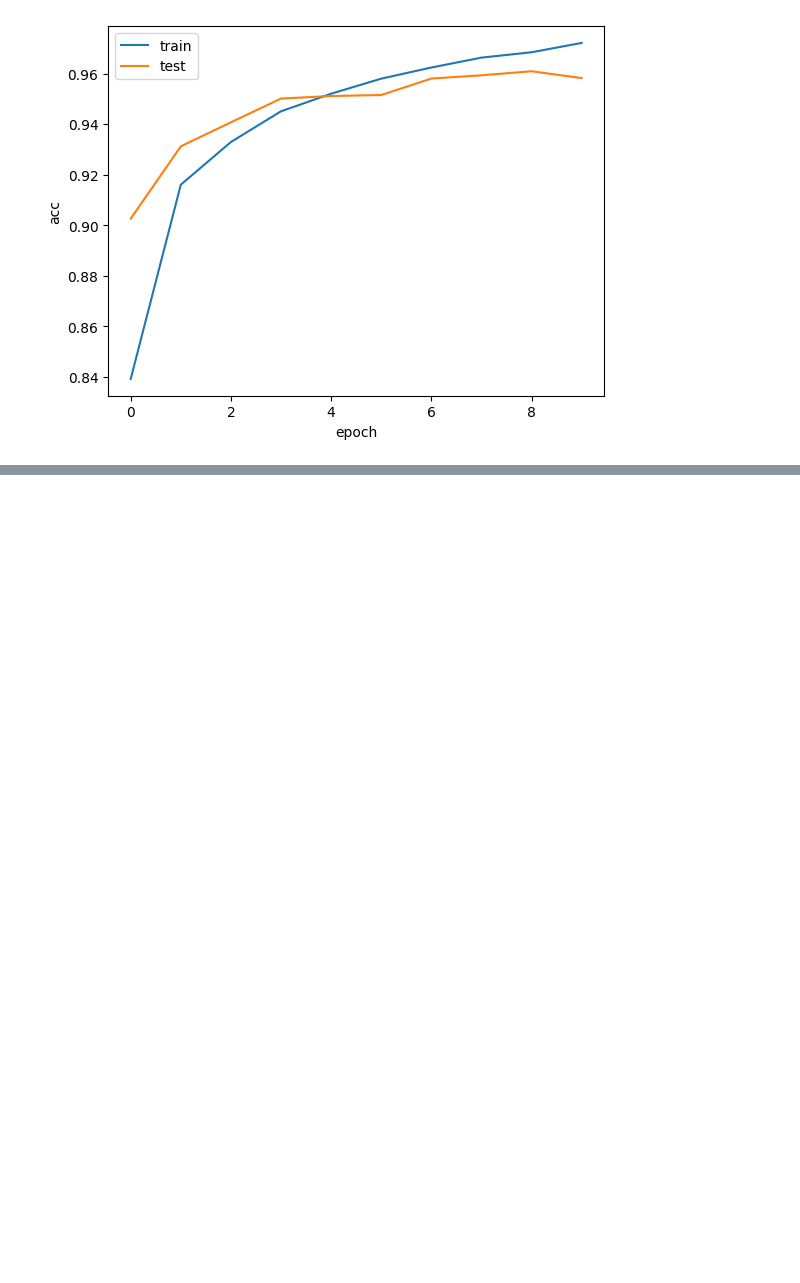
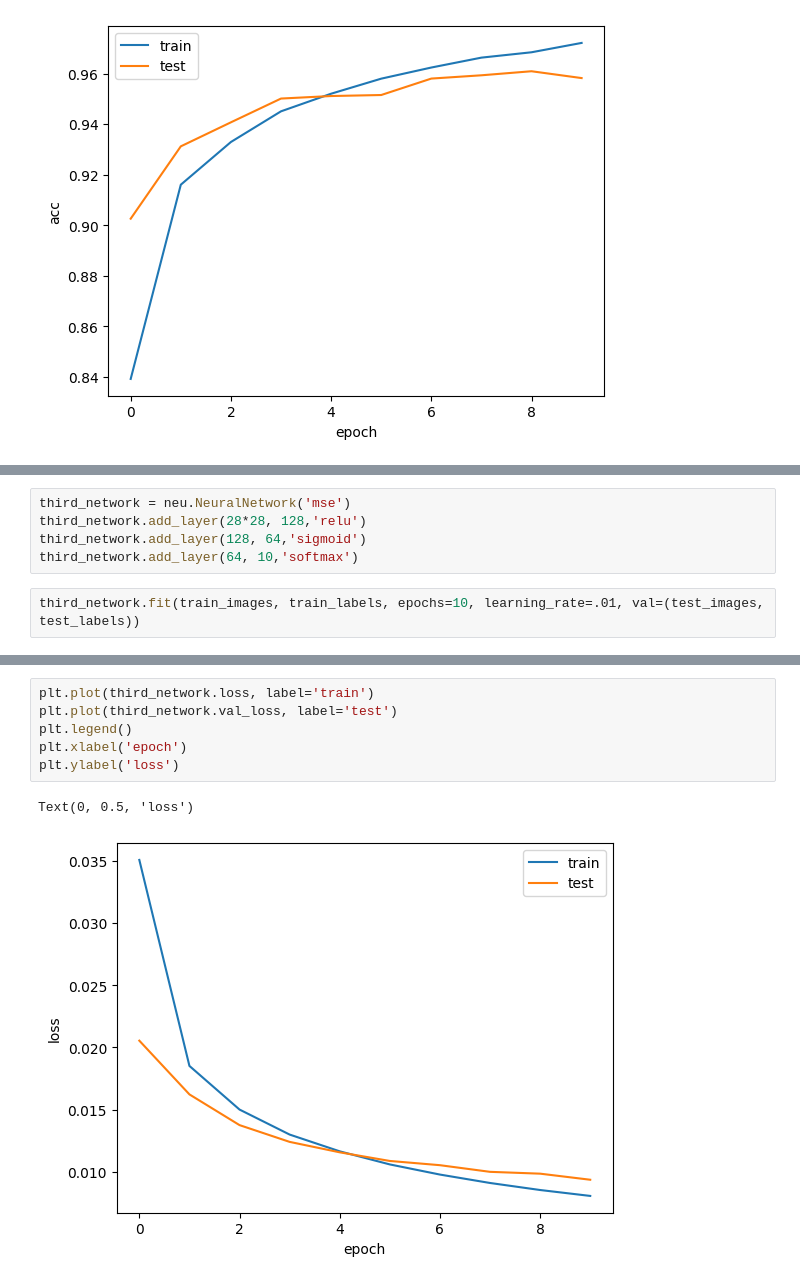
Before and after one commit to Swinkawkrawacie/Machine_learning, a Jupyter notebook: assignment_3/assignment3.ipynb, the cells around one changed output, grey strips where cells are left out. Saved outputs shown, nothing was run; the diff lists cells and outputs as text; blank space fills up the shorter version.

Commit message:
mse test

```diff
--- a/assignment_3/assignment3.ipynb
+++ b/assignment_3/assignment3.ipynb
@@ -130,0 +133,7 @@ Text(0, 0.5, 'acc')
+# %%
+third_network = neu.NeuralNetwork('mse')
+third_network.add_layer(28*28, 128,'relu')
+third_network.add_layer(128, 64,'sigmoid')
+third_network.add_layer(64, 10,'softmax')
+# %%
+third_network.fit(train_images, train_labels, epochs=10, learning_rate=.01, val=(test_images, test_labels))
@@ -130,0 +161,9 @@ Text(0, 0.5, 'acc')
+# %%
+plt.plot(third_network.loss, label='train')
+plt.plot(third_network.val_loss, label='test')
+plt.legend()
+plt.xlabel('epoch')
+plt.ylabel('loss')
+# %% [output]
+Text(0, 0.5, 'loss')
+[figure, added]
```
Also changed, not shown: parts of 3 cells of this notebook.
